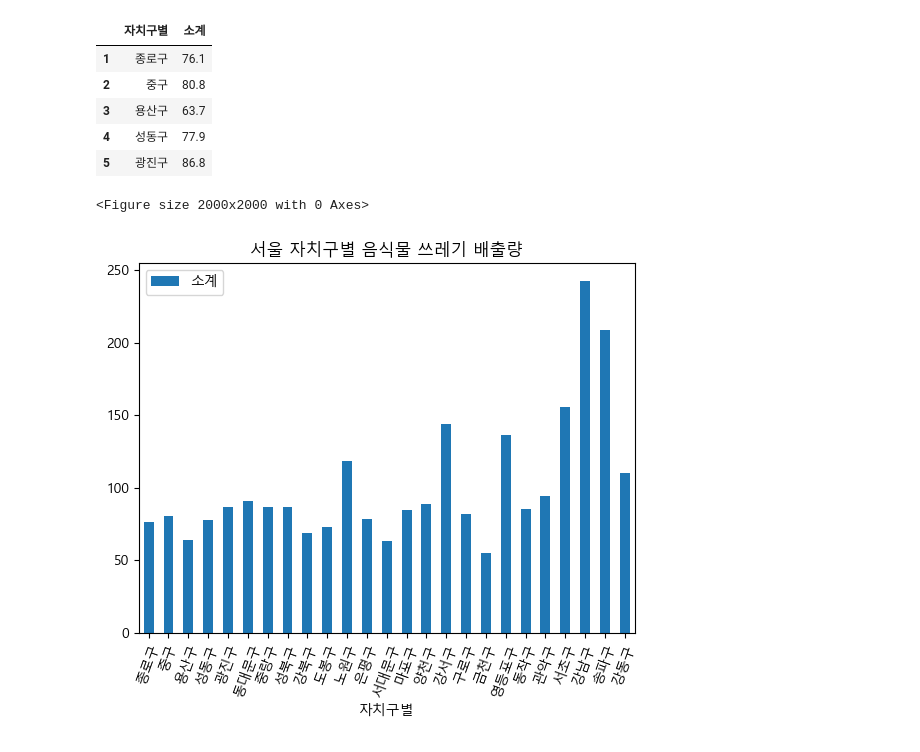
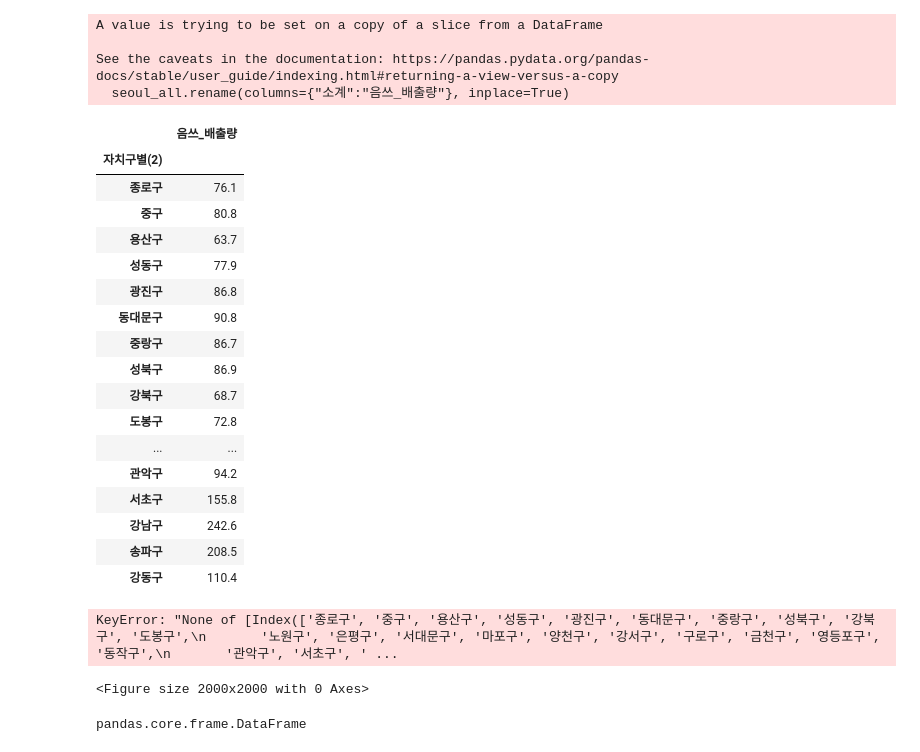
Before and after one commit to imnarin0316/project, a Jupyter notebook: seoul/seoul_graph.ipynb, the cells around one changed output. Cells and saved outputs as stored; diff of their text form; code cells hidden in the pictures.

```diff
--- a/seoul/seoul_graph.ipynb
+++ b/seoul/seoul_graph.ipynb
@@ -7,6 +7,6 @@ import matplotlib.pyplot as plt
 # 서울시 음식물 처리량(자치구별 인구수에 대해 비율 나타내기), 배달 앱 이용 데이터, 1인가구 비율
 # %%
 food_garbage = './서울시_음식물쓰레기_통계.csv'
-fg = pd.read_csv(food_garbage, header=4, index_col=False)
+fg = pd.read_csv(food_garbage, header=4, index_col=1)
 fg.head()
 # %% [output]
@@ -19,4 +20,3 @@ fg.head()
 # %%
-seoul_col = fg[['자치구별(2)','소계']]
+seoul_col = fg[['소계']]
 seoul_all = seoul_col.iloc[1:]
-seoul_all.rename(columns={'자치구별(2)': '자치구별'}, inplace=True)
@@ -28,20 +23,45 @@ See the caveats in the documentation: https://pandas.pydata.org/pandas-docs/stab
 # %%
 seoul_all.shape
-seoul_all.head()
+seoul_all.rename(columns={"소계":"음쓰_배출량"}, inplace=True)
+seoul_all
 # %% [output]
+A value is trying to be set on a copy of a slice from a DataFrame
+
+See the caveats in the documentation: https://pandas.pydata.org/pandas-docs/stable/user_guide/indexing.html#returning-a-view-versus-a-copy
+  seoul_all.rename(columns={"소계":"음쓰_배출량"}, inplace=True)
-|  | 자치구별 | 소계 |
-| 1 | 종로구 | 76.1 |
-| 2 | 중구 | 80.8 |
-| 3 | 용산구 | 63.7 |
-| 4 | 성동구 | 77.9 |
-| 5 | 광진구 | 86.8 |
+|  | 음쓰_배출량 |
+| 자치구별(2) |  |
+| 종로구 | 76.1 |
+| 중구 | 80.8 |
+| 용산구 | 63.7 |
+| 성동구 | 77.9 |
+| 광진구 | 86.8 |
+| 동대문구 | 90.8 |
+| 중랑구 | 86.7 |
+| 성북구 | 86.9 |
+| 강북구 | 68.7 |
+| 도봉구 | 72.8 |
+| ... | ... |
+| 관악구 | 94.2 |
+| 서초구 | 155.8 |
+| 강남구 | 242.6 |
+| 송파구 | 208.5 |
+| 강동구 | 110.4 |
 # %%
 plt.figure(figsize=(20, 20))
-seoul_all.plot(kind='bar',x='자치구별', y='소계')
+seoul_all.plot(kind='bar',x=seoul_all.index, y='소계')
 plt.title('서울 자치구별 음식물 쓰레기 배출량')
 plt.legend()
 plt.xticks(rotation=70)
 plt.show()
 # %% [output]
-<Figure size 2000x2000 with 0 Axes>
+KeyError: "None of [Index(['종로구', '중구', '용산구', '성동구', '광진구', '동대문구', '중랑구', '성북구', '강북구', '도봉구',\n       '노원구', '은평구', '서대문구', '마포구', '양천구', '강서구', '구로구', '금천구', '영등포구', '동작구',\n       '관악구', '서초구', ' ...
-[figure, removed]
+<Figure size 2000x2000 with 0 Axes>
+# %%
+# 서울시 자치구별 인구수
+people_su = pd.read_html("https://mestarry.com/%EC%84%9C%EC%9A%B8%EC%8B%9C-%EC%9E%90%EC%B9%98%EA%B5%AC%EB%B3%84-%EC%9D%B8%EA%B5%AC%EC%88%98-%EC%88%9C%EC%9C%84%EC%99%80-%EB%B9%84%EC%9C%A8-%EC%9D%B8%EA%B5%AC-%EB%B3%80%ED%99%94-%EC%B6%94%EC%9D%B4/", index_col=1)
+seoul_people = pd.DataFrame(people_su[0]['총인구수 (명)'].iloc[1:])
+seoul_people
+type(seoul_people)
+# %% [output]
+pandas.core.frame.DataFrame
```
Also changed, not shown: parts of 10 cells of this notebook, 1 other file.
